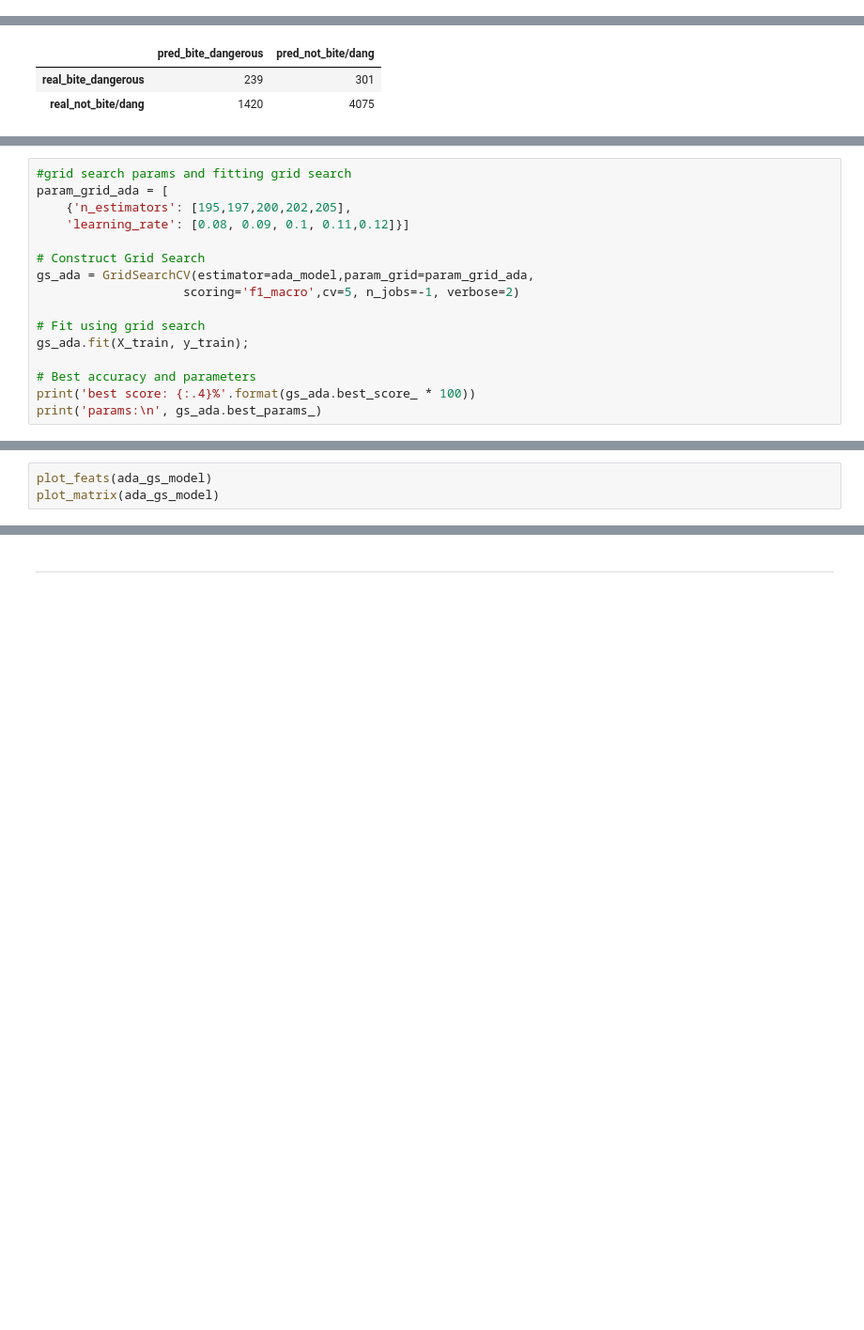
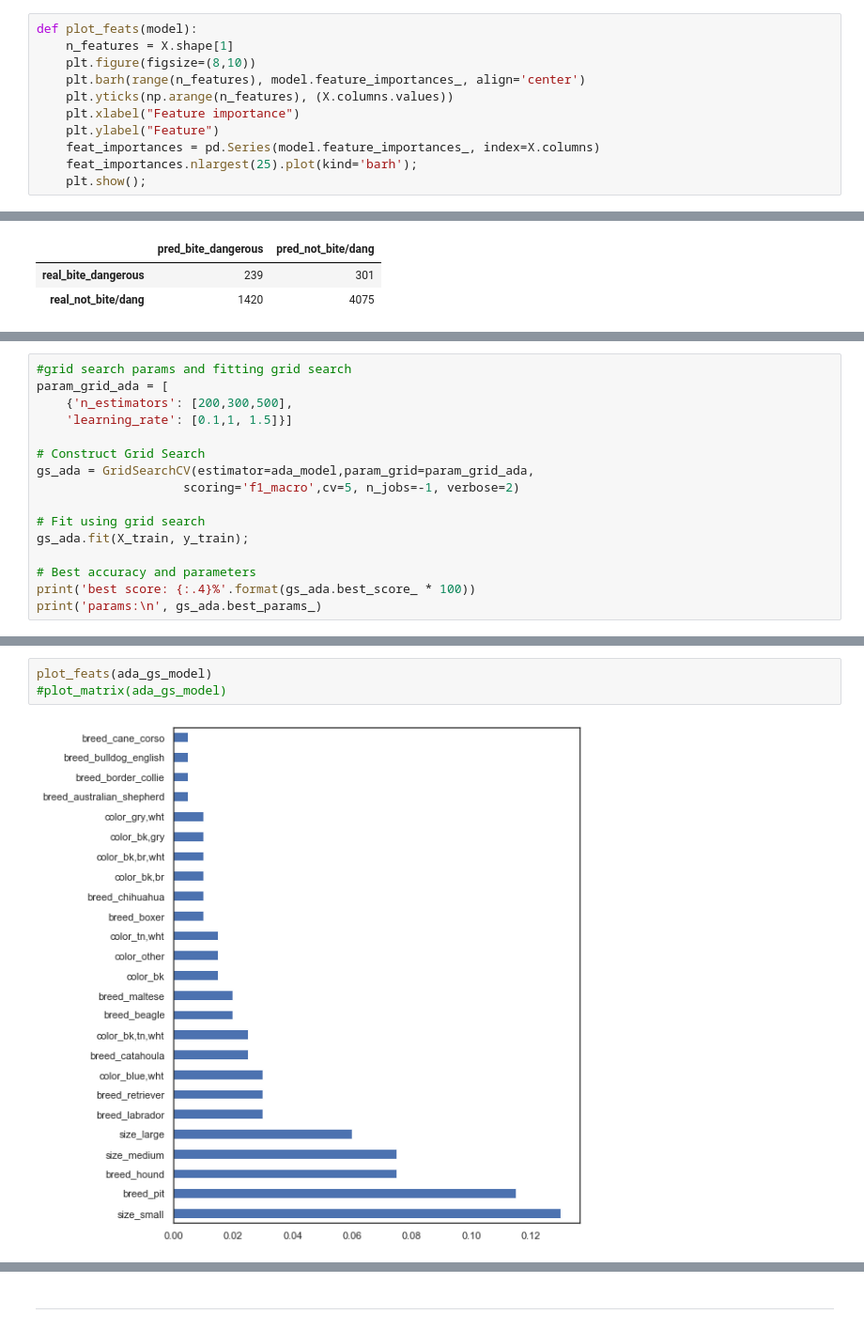
Before and after one commit to janellejolliff/ACRC-Classification, a Jupyter notebook: capstone.ipynb, the cells around one changed output, grey strips where cells are left out. Shown at 94% size. Cells and saved outputs as stored; diff of their text form; blank space fills up the shorter version.

```diff
--- a/capstone.ipynb
+++ b/capstone.ipynb
@@ -1997,0 +2021,11 @@ ValueError: Length of passed values is 188, index implies 290
+# %%
+def plot_feats(model):
+    n_features = X.shape[1]
+    plt.figure(figsize=(8,10))
+    plt.barh(range(n_features), model.feature_importances_, align='center')
+    plt.yticks(np.arange(n_features), (X.columns.values))
+    plt.xlabel("Feature importance")
+    plt.ylabel("Feature")
+    feat_importances = pd.Series(model.feature_importances_, index=X.columns)
+    feat_importances.nlargest(25).plot(kind='barh');
+    plt.show();
@@ -2085,8 +2138,8 @@ Fitting 5 folds for each of 10 candidates, totalling 50 fits
 # %%
 #grid search params and fitting grid search
 param_grid_ada = [
-    {'n_estimators': [195,197,200,202,205],
-    'learning_rate': [0.08, 0.09, 0.1, 0.11,0.12]}]
+    {'n_estimators': [200,300,500],
+    'learning_rate': [0.1,1, 1.5]}]
 
 # Construct Grid Search
 gs_ada = GridSearchCV(estimator=ada_model,param_grid=param_grid_ada,
@@ -2110,3 +2205,5 @@ model_report(ada_gs_model)
 # %%
 plot_feats(ada_gs_model)
-plot_matrix(ada_gs_model)
+#plot_matrix(ada_gs_model)
+# %% [output]
+[figure, added]
```
Also changed, not shown: parts of 16 cells of this notebook.
